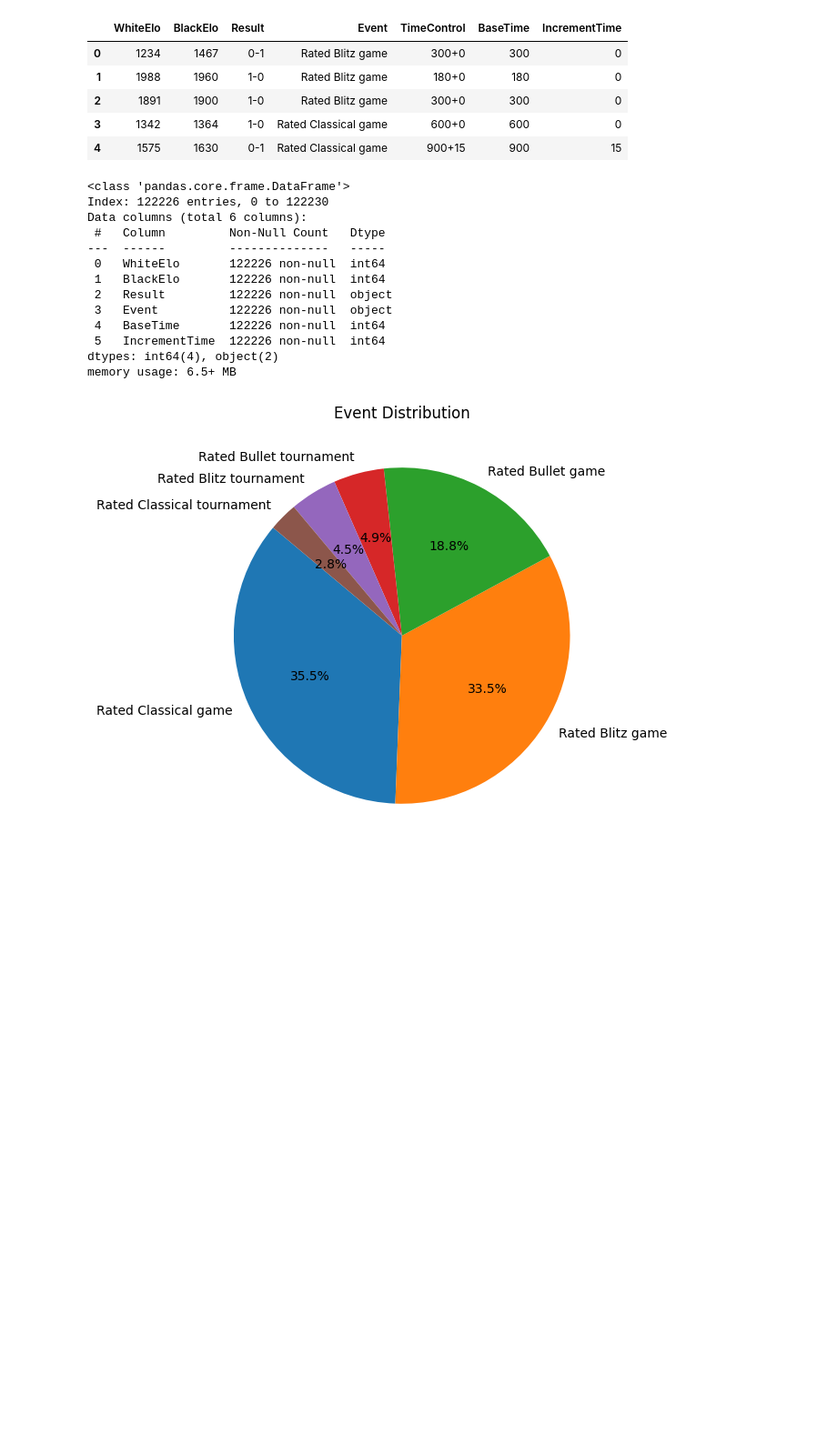
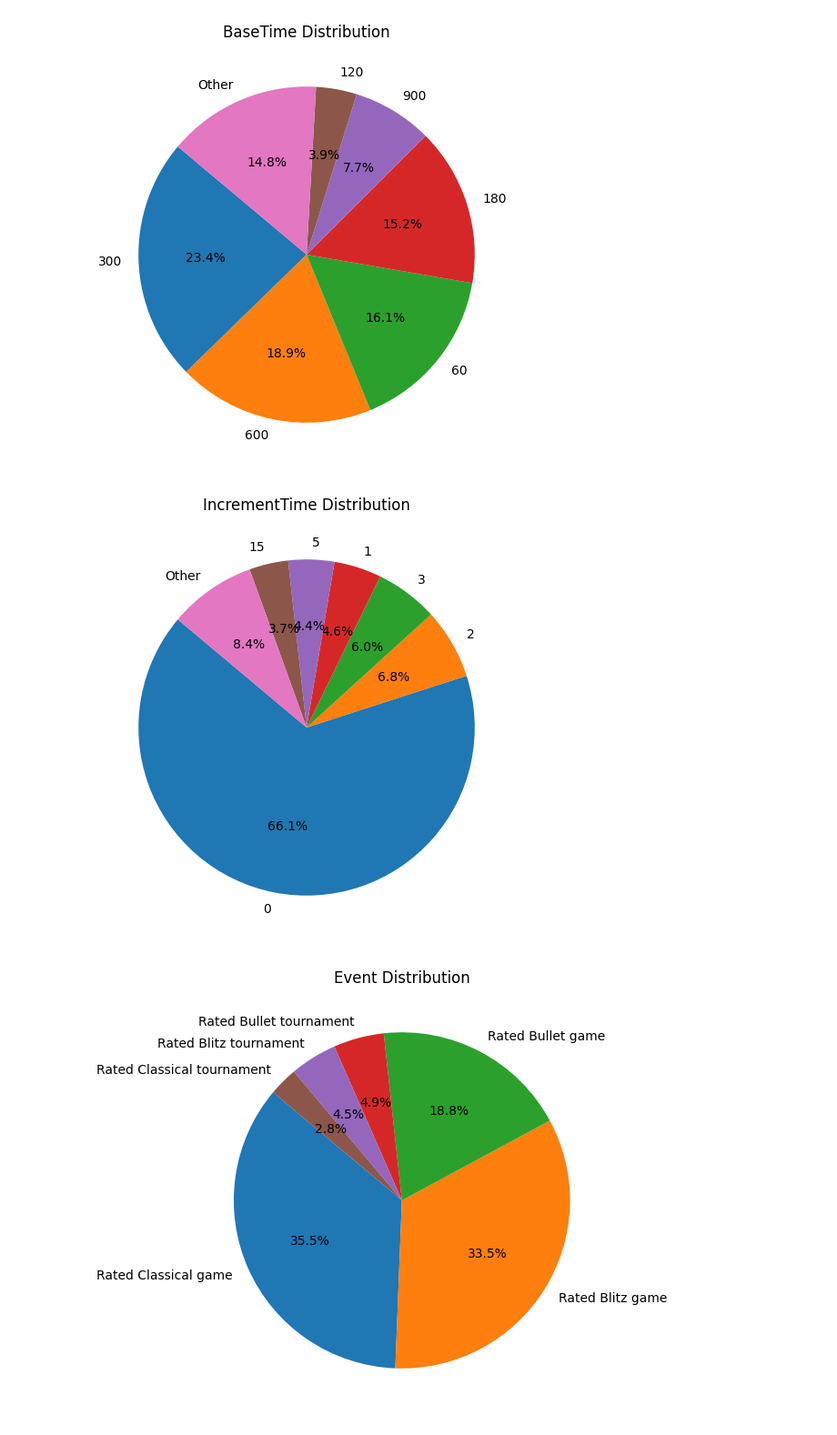
Before and after one commit to Tikhon-Radkevich/Chess-Winner-Prediction, a Jupyter notebook: notebooks/test.ipynb, the cells around one changed output. Shown: that part at 91% size. Saved outputs shown, nothing was run; the diff lists cells and outputs as text; code cells hidden in the pictures; blank space fills up the shorter version.

```diff
--- a/notebooks/test.ipynb
+++ b/notebooks/test.ipynb
@@ -37,46 +114,7 @@ df.drop(columns=["TimeControl"], inplace=True)
-# %%
-df.head()
-# %% [output]
-|  | WhiteElo | BlackElo | Result | Event | TimeControl | BaseTime | IncrementTime |
-| 0 | 1234 | 1467 | 0-1 | Rated Blitz game | 300+0 | 300 | 0 |
-| 1 | 1988 | 1960 | 1-0 | Rated Blitz game | 180+0 | 180 | 0 |
-| 2 | 1891 | 1900 | 1-0 | Rated Blitz game | 300+0 | 300 | 0 |
-| 3 | 1342 | 1364 | 1-0 | Rated Classical game | 600+0 | 600 | 0 |
-| 4 | 1575 | 1630 | 0-1 | Rated Classical game | 900+15 | 900 | 15 |
-# %%
-df.info()
-# %% [output]
-<class 'pandas.core.frame.DataFrame'>
-Index: 122226 entries, 0 to 122230
-Data columns (total 6 columns):
- #   Column         Non-Null Count   Dtype
----  ------         --------------   -----
- 0   WhiteElo       122226 non-null  int64
- 1   BlackElo       122226 non-null  int64
- 2   Result         122226 non-null  object
- 3   Event          122226 non-null  object
- 4   BaseTime       122226 non-null  int64
- 5   IncrementTime  122226 non-null  int64
-dtypes: int64(4), object(2)
-memory usage: 6.5+ MB
-# %%
-white_wins = "1-0"
-black_wins = "0-1"
-draw = "1/2-1/2"
-
-def estimate_prediction_by_elo(data_df: pd.DataFrame):
-    white_elo_more_than_black = (data_df["WhiteElo"] > data_df["BlackElo"])
-
-    white_win_condition = (white_elo_more_than_black & (data_df["Result"] == white_wins))
-    black_win_condition = (~white_elo_more_than_black & (data_df["Result"] == black_wins))
-
-    return (len(data_df[white_win_condition]) + len(data_df[black_win_condition])) / len(data_df)
-
-
-def make_pie_plot(data: pd.DataFrame, column_name: str):
-    value_counts = data[column_name].value_counts()
-    plt.figure(figsize=(6, 6))
-    plt.pie(value_counts, labels=value_counts.index, autopct="%1.1f%%", startangle=140)
-    plt.title(f"{column_name} Distribution")
-    plt.show()
+# %%
+make_pie_plot(df, "BaseTime", 0.03)
+make_pie_plot(df, "IncrementTime", 0.03)
+# %% [output]
+[figure, added]
+[figure, added]
 # %%
```
Also changed, not shown: parts of 15 cells of this notebook, 3 other files.
